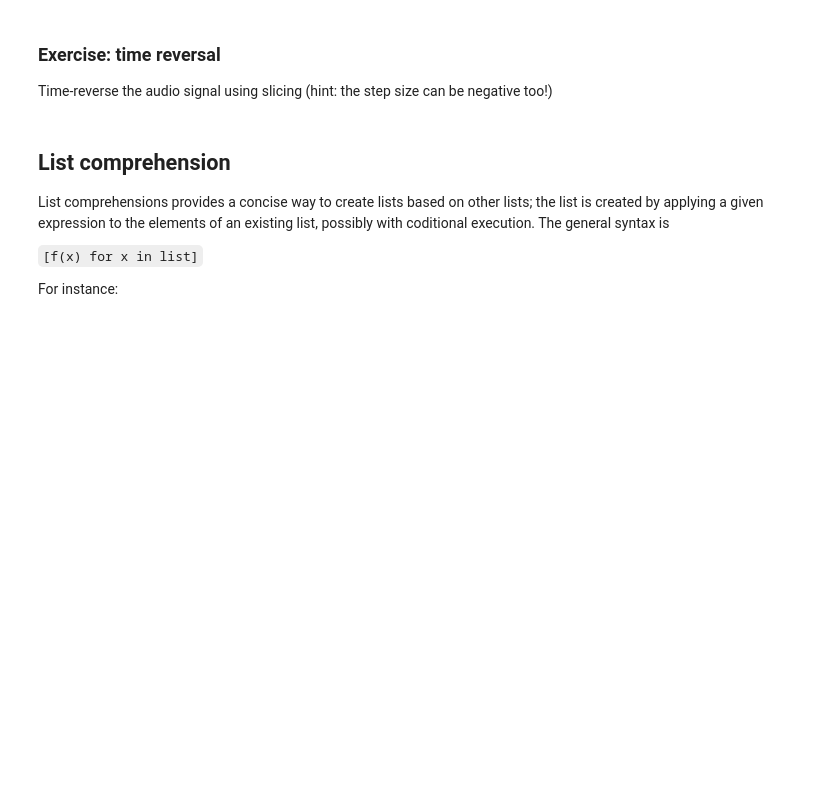
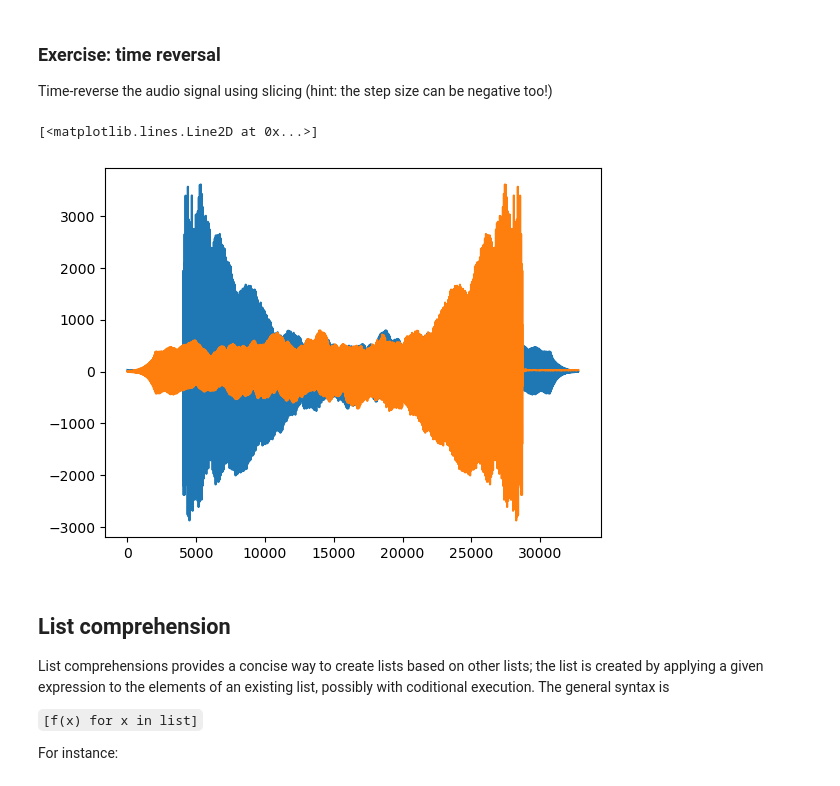
Before and after one commit to bfh-ti/BTE5034, a Jupyter notebook: 00-introduction/lab1.ipynb, the cells around one changed output. Drawn from its saved outputs; the diff is of its cells as text; code cells hidden in the pictures; blank space fills up the shorter version.

```diff
--- a/00-introduction/lab1.ipynb
+++ b/00-introduction/lab1.ipynb
@@ -120,7 +138,13 @@ IPython.display.Audio(piano_sub, rate=Fs/4)
 
 Time-reverse the audio signal using slicing (hint: the step size can be negative too!)
 # %%
-piano_rev = ...
+piano_rev = piano[::-1]
+# %%
+plt.plot(piano)
+plt.plot(piano_rev)
+# %% [output]
+[<matplotlib.lines.Line2D at 0x...>]
+[figure, added]
 # %% [markdown]
 ## List comprehension
 
```
Also changed, not shown: parts of 7 cells of this notebook, 3 other files.
